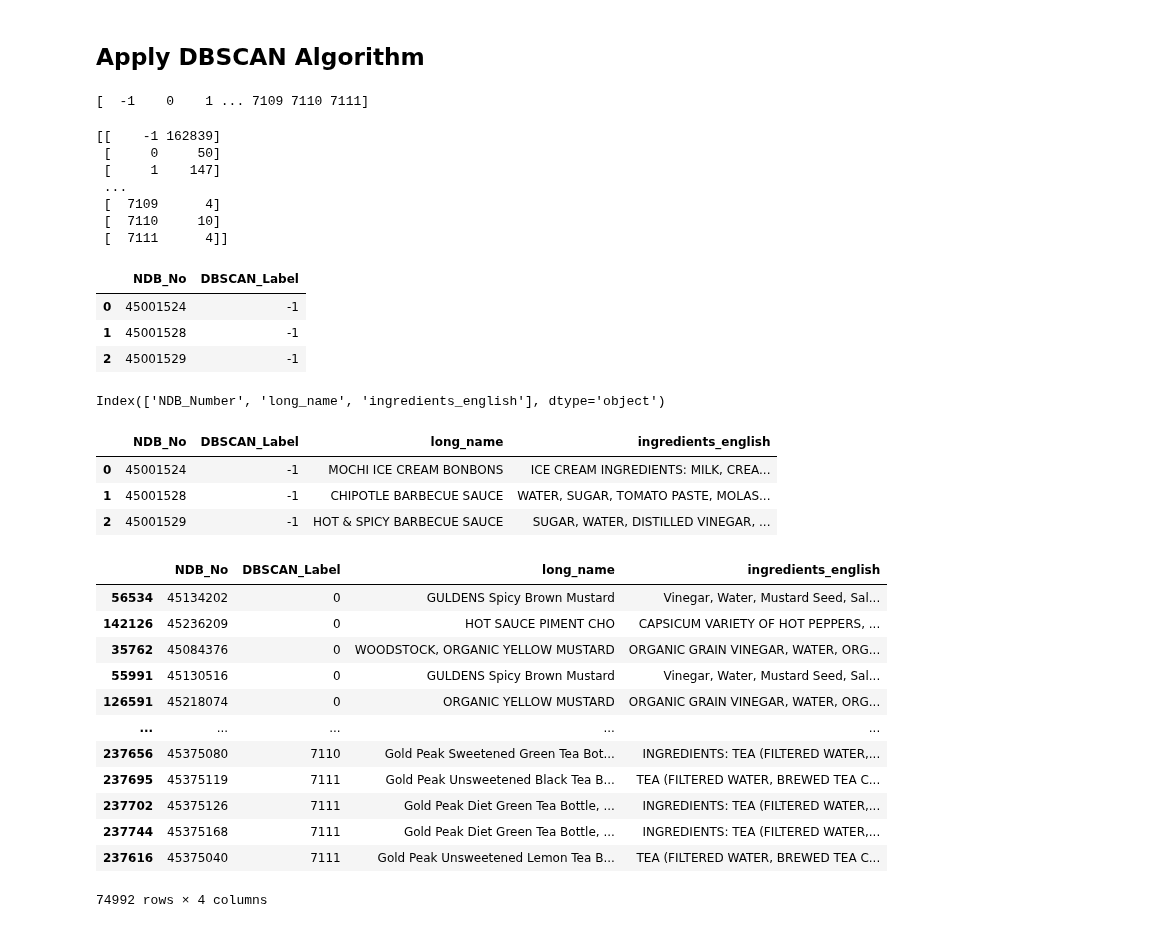
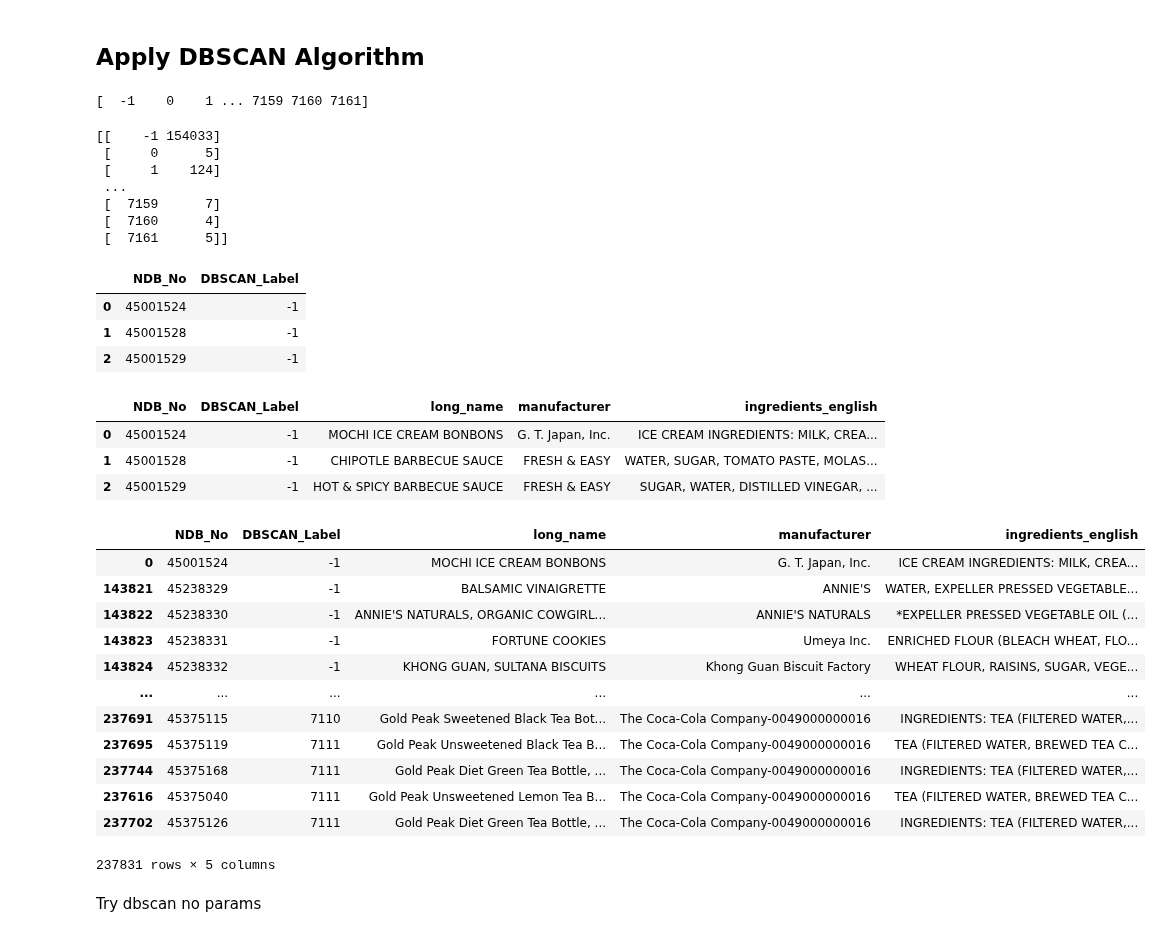
Before and after one commit to amoltkale/ai_chatbot_food_knowledge_graph, a Jupyter notebook: notebooks/Nutrients Branded Food 2018/Nutrients_Branded_Foods_2018_eda_Garrett.ipynb, the cells around one changed output. Saved outputs shown, nothing was run; the diff lists cells and outputs as text; code cells hidden in the pictures.

Commit message:
created notebook to turn nutrients into matrix

```diff
--- a/notebooks/eda/Nutrients_Branded_Foods_2018_eda_Garrett.ipynb
+++ b/notebooks/Nutrients Branded Food 2018/Nutrients_Branded_Foods_2018_eda_Garrett.ipynb
@@ -147,7 +150,8 @@ data
 Must download the file from https://data.nal.usda.gov/dataset/usda-branded-food-products-database
 # %%
 nutrients = pd.read_csv(r"../../data/Nutrients.csv", usecols= ["NDB_No", "Nutrient_name", "Output_value"])
-products = pd.read_csv(r"../../data/Products.csv", usecols= ["NDB_Number", "long_name", "ingredients_english"])
+products = pd.read_csv(r"../../data/Products.csv", usecols= ["NDB_Number", "long_name", "manufacturer", "ingredients_english"])
+#roducts = pd.read_csv(r"../../data/Products.csv")
 # %%
 products
 # %% [output]
@@ -255,25 +259,25 @@ nutrients_pivot.head(3)
 ## Apply DBSCAN Algorithm
 # %%
 from sklearn.cluster import DBSCAN
-dbscan = DBSCAN(eps = 3, min_samples = 4)
+dbscan = DBSCAN(eps = 5, min_samples = 4)
 # %%
 model = dbscan.fit(nutrients_pivot)
 # %%
 labels = model.labels_
 print(np.unique(labels))
 # %% [output]
-[  -1    0    1 ... 7109 7110 7111]
+[  -1    0    1 ... 7159 7160 7161]
 # %%
 unique, counts = np.unique(labels, return_counts=True)
 print(np.asarray((unique, counts)).T)
 # %% [output]
-[[    -1 162839]
- [     0     50]
- [     1    147]
+[[    -1 154033]
+ [     0      5]
+ [     1    124]
  ...
- [  7109      4]
- [  7110     10]
- [  7111      4]]
+ [  7159      7]
+ [  7160      4]
+ [  7161      5]]
 # %%
 labeled_nutrients = pd.DataFrame({"NDB_No": nutrients_pivot.index, "DBSCAN_Label": labels})
 labeled_nutrients.head(3)
@@ -282,35 +286,34 @@ labeled_nutrients.head(3)
 | 0 | 45001524 | -1 |
 | 1 | 45001528 | -1 |
 | 2 | 45001529 | -1 |
-# %%
-products.columns
-# %% [output]
-Index(['NDB_Number', 'long_name', 'ingredients_english'], dtype='object')
 # %%
 labeled_nutrients = labeled_nutrients.merge(products, left_on = "NDB_No", right_on = "NDB_Number", sort = True)
 labeled_nutrients.drop(columns = ["NDB_Number"], inplace = True)
 labeled_nutrients.head(3)
 # %% [output]
-|  | NDB_No | DBSCAN_Label | long_name | ingredients_english |
-| 0 | 45001524 | -1 | MOCHI ICE CREAM BONBONS | ICE CREAM INGREDIENTS: MILK, CREA... |
-| 1 | 45001528 | -1 | CHIPOTLE BARBECUE SAUCE | WATER, SUGAR, TOMATO PASTE, MOLAS... |
-| 2 | 45001529 | -1 | HOT & SPICY BARBECUE SAUCE | SUGAR, WATER, DISTILLED VINEGAR, ... |
+|  | NDB_No | DBSCAN_Label | long_name | manufacturer | ingredients_english |
+| 0 | 45001524 | -1 | MOCHI ICE CREAM BONBONS | G. T. Japan, Inc. | ICE CREAM INGREDIENTS: MILK, CREA... |
+| 1 | 45001528 | -1 | CHIPOTLE BARBECUE SAUCE | FRESH & EASY | WATER, SUGAR, TOMATO PASTE, MOLAS... |
+| 2 | 45001529 | -1 | HOT & SPICY BARBECUE SAUCE | FRESH & EASY | SUGAR, WATER, DISTILLED VINEGAR, ... |
 # %%
-non_noise_labeled_nutrients = labeled_nutrients[labeled_nutrients["DBSCAN_Label"]!=-1].copy(deep = True)
+#non_noise_labeled_nutrients = labeled_nutrients[labeled_nutrients["DBSCAN_Label"]!=-1].copy(deep = True)
+non_noise_labeled_nutrients = labeled_nutrients.copy(deep = True)
 non_noise_labeled_nutrients.sort_values(by = "DBSCAN_Label", inplace = True)
-non_noise_labeled_nutrients.to_excel("DBSCAN_non_noise_labeled_nutrients.xlsx", index = False)
+non_noise_labeled_nutrients.to_excel("DBSCAN_labeled_nutrients.xlsx", index = False)
 non_noise_labeled_nutrients
 # %% [output]
-|  | NDB_No | DBSCAN_Label | long_name | ingredients_english |
-| 56534 | 45134202 | 0 | GULDENS Spicy Brown Mustard | Vinegar, Water, Mustard Seed, Sal... |
-| 142126 | 45236209 | 0 | HOT SAUCE PIMENT CHO | CAPSICUM VARIETY OF HOT PEPPERS, ... |
-| 35762 | 45084376 | 0 | WOODSTOCK, ORGANIC YELLOW MUSTARD | ORGANIC GRAIN VINEGAR, WATER, ORG... |
-| 55991 | 45130516 | 0 | GULDENS Spicy Brown Mustard | Vinegar, Water, Mustard Seed, Sal... |
-| 126591 | 45218074 | 0 | ORGANIC YELLOW MUSTARD | ORGANIC GRAIN VINEGAR, WATER, ORG... |
-| ... | ... | ... | ... | ... |
-| 237656 | 45375080 | 7110 | Gold Peak Sweetened Green Tea Bot... | INGREDIENTS: TEA (FILTERED WATER,... |
-| 237695 | 45375119 | 7111 | Gold Peak Unsweetened Black Tea B... | TEA (FILTERED WATER, BREWED TEA C... |
-| 237702 | 45375126 | 7111 | Gold Peak Diet Green Tea Bottle, ... | INGREDIENTS: TEA (FILTERED WATER,... |
-| 237744 | 45375168 | 7111 | Gold Peak Diet Green Tea Bottle, ... | INGREDIENTS: TEA (FILTERED WATER,... |
-| 237616 | 45375040 | 7111 | Gold Peak Unsweetened Lemon Tea B... | TEA (FILTERED WATER, BREWED TEA C... |
+|  | NDB_No | DBSCAN_Label | long_name | manufacturer | ingredients_english |
+| 0 | 45001524 | -1 | MOCHI ICE CREAM BONBONS | G. T. Japan, Inc. | ICE CREAM INGREDIENTS: MILK, CREA... |
+| 143821 | 45238329 | -1 | BALSAMIC VINAIGRETTE | ANNIE'S | WATER, EXPELLER PRESSED VEGETABLE... |
+| 143822 | 45238330 | -1 | ANNIE'S NATURALS, ORGANIC COWGIRL... | ANNIE'S NATURALS | *EXPELLER PRESSED VEGETABLE OIL (... |
+| 143823 | 45238331 | -1 | FORTUNE COOKIES | Umeya Inc. | ENRICHED FLOUR (BLEACH WHEAT, FLO... |
+| 143824 | 45238332 | -1 | KHONG GUAN, SULTANA BISCUITS | Khong Guan Biscuit Factory | WHEAT FLOUR, RAISINS, SUGAR, VEGE... |
+| ... | ... | ... | ... | ... | ... |
+| 237691 | 45375115 | 7110 | Gold Peak Sweetened Black Tea Bot... | The Coca-Cola Company-0049000000016 | INGREDIENTS: TEA (FILTERED WATER,... |
+| 237695 | 45375119 | 7111 | Gold Peak Unsweetened Black Tea B... | The Coca-Cola Company-0049000000016 | TEA (FILTERED WATER, BREWED TEA C... |
+| 237744 | 45375168 | 7111 | Gold Peak Diet Green Tea Bottle, ... | The Coca-Cola Company-0049000000016 | INGREDIENTS: TEA (FILTERED WATER,... |
+| 237616 | 45375040 | 7111 | Gold Peak Unsweetened Lemon Tea B... | The Coca-Cola Company-0049000000016 | TEA (FILTERED WATER, BREWED TEA C... |
+| 237702 | 45375126 | 7111 | Gold Peak Diet Green Tea Bottle, ... | The Coca-Cola Company-0049000000016 | INGREDIENTS: TEA (FILTERED WATER,... |
-74992 rows × 4 columns
+237831 rows × 5 columns
+# %% [markdown]
+Try dbscan no params
```
Also changed, not shown: parts of 10 cells of this notebook, 1 other file.
